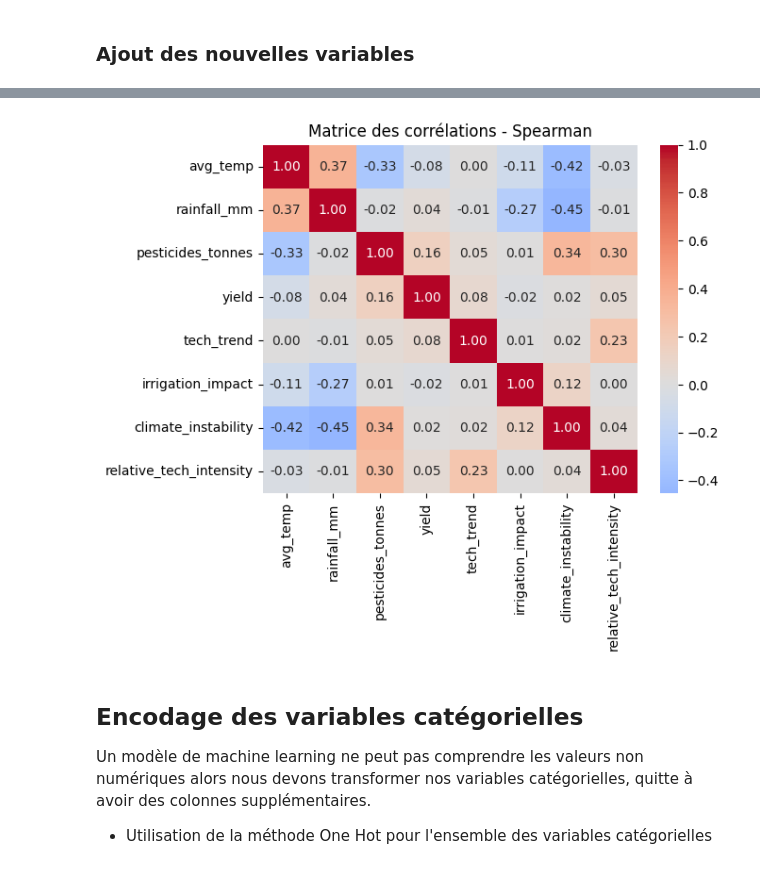
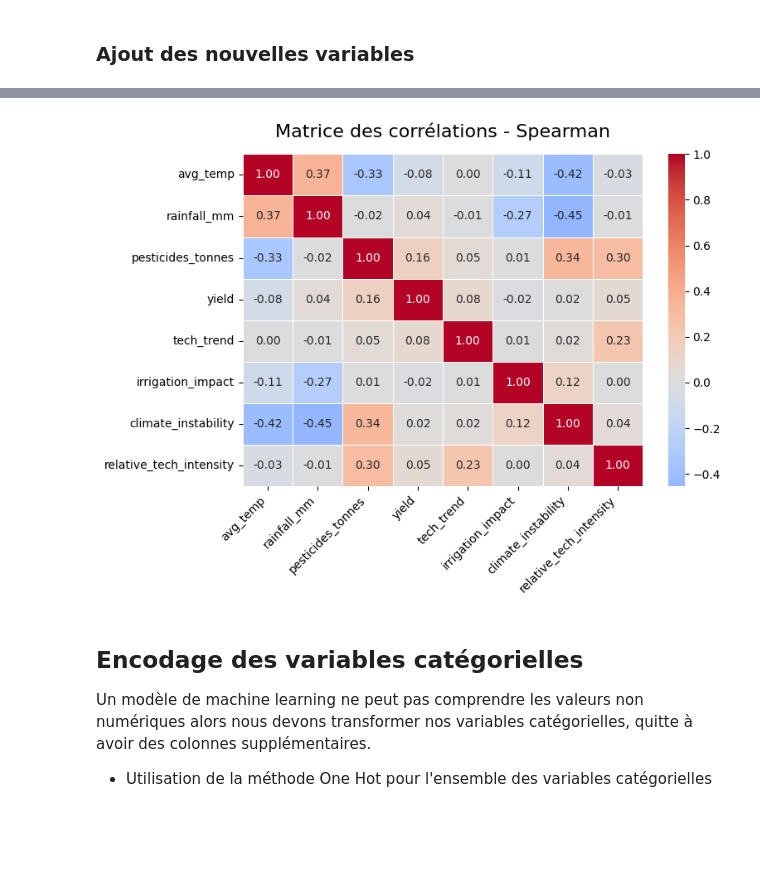
Before and after one commit to SCFlorian/Systeme_recommandation_agricole, a Jupyter notebook: notebooks/notebook_feature_engineering.ipynb, the cells around one changed output, grey strips where cells are left out. Cells and saved outputs as stored; diff of their text form; code cells hidden in the pictures; blank space fills up the shorter version.

Commit message:
Mise à jour de la proportion des graphiques

```diff
--- a/notebooks/notebook_feature_engineering.ipynb
+++ b/notebooks/notebook_feature_engineering.ipynb
@@ -489,12 +489,26 @@ spearman_corr
 | climate_instability | -0.418587 | -0.454108 | 0.339193 | 0.016343 | 0.019142 | 0.121214 | 1.000000 | ... |
 | relative_tech_intensity | -0.031119 | -0.008145 | 0.296878 | 0.054436 | 0.233816 | 0.004596 | 0.039482 | ... |
 # %%
-sns.heatmap(spearman_corr, cmap='coolwarm', center=0, annot=True, fmt=".2f")
-plt.title('Matrice des corrélations - Spearman')
-plt.savefig('../notebooks/graph/matrice_correlation_spearman_conso.png')
+plt.figure(figsize=(8, 6))
+ax = sns.heatmap(
+    spearman_corr,
+    cmap="coolwarm",
+    center=0,
+    annot=True,
+    fmt=".2f",
+    linewidths=0.5)
+plt.title("Matrice des corrélations - Spearman", fontsize=16, pad=15)
+plt.xticks(rotation=45, ha="right")
+plt.yticks(rotation=0)
+plt.tight_layout()
+plt.savefig(
+    "../notebooks/graph/matrice_correlation_spearman_conso.png",
+    dpi=300,
+    bbox_inches="tight",
+    facecolor="white")
 plt.show()
 # %% [output]
-[figure, old version]
+[figure, new version]
 # %% [markdown]
 ## Encodage des variables catégorielles
 
```
Also changed, not shown: 1 other file.
